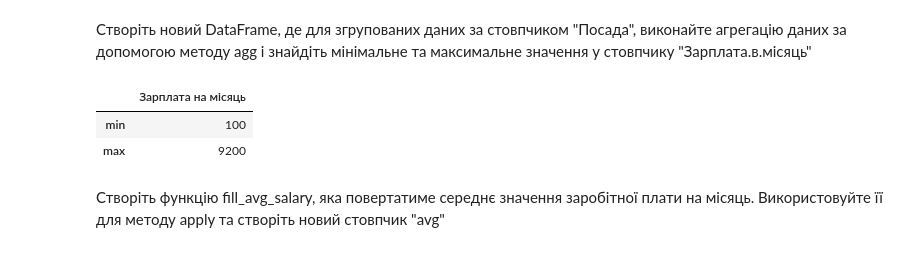
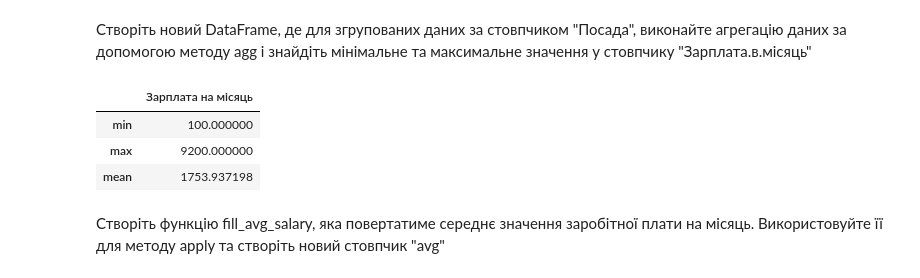
Before and after one commit to MaksimDar/data_science_homework, a Jupyter notebook: Hw2.2.ipynb, the cells around one changed output. Cells and saved outputs as stored; diff of their text form; code cells hidden in the pictures.

```diff
--- a/Hw2.2.ipynb
+++ b/Hw2.2.ipynb
@@ -129,11 +129,12 @@ py_dev.groupby(by="Посада")
 # %% [markdown]
 Створіть новий DataFrame, де для згрупованих даних за стовпчиком "Посада", виконайте агрегацію даних за допомогою методу agg і знайдіть мінімальне та максимальне значення у стовпчику "Зарплата.в.місяць"
 # %%
-python_developers.agg({"Зарплата на місяць": ["min","max"]})
+python_developers.agg({"Зарплата на місяць": ["min","max","mean"]})
 # %% [output]
 |  | Зарплата на місяць |
-| min | 100 |
-| max | 9200 |
+| min | 100.000000 |
+| max | 9200.000000 |
+| mean | 1753.937198 |
 # %% [markdown]
 Створіть функцію fill_avg_salary, яка повертатиме середнє значення заробітної плати на місяць. Використовуйте її для методу apply та створіть новий стовпчик "avg"
 # %%
```
Also changed, not shown: parts of 1 cell of this notebook, 1 other file.
